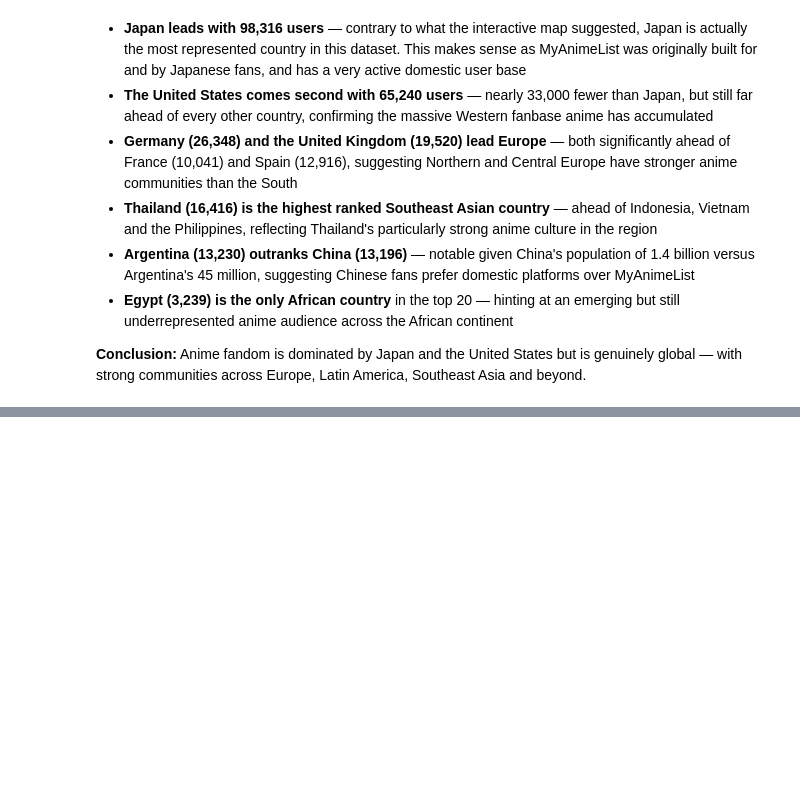
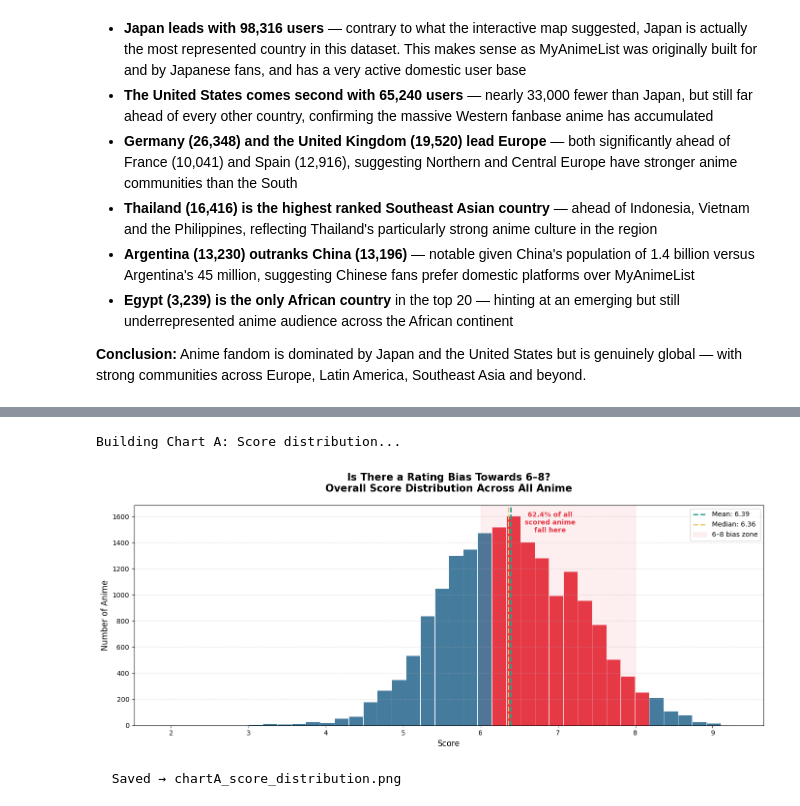
Before and after one commit to alexandrubudau141202/HCI-PROJECT, a Jupyter notebook: Jupyter Notebooks/analysis.ipynb, the cells around one changed output, grey strips where cells are left out. Drawn from its saved outputs; the diff is of its cells as text; code cells hidden in the pictures; blank space fills up the shorter version.

```diff
--- a/Jupyter Notebooks/analysis.ipynb
+++ b/Jupyter Notebooks/analysis.ipynb
@@ -2427,0 +2686,57 @@ Europe, Latin America, Southeast Asia and beyond.
+# %%
+details_df = pd.read_csv(CLEAN_PATH + 'details_clean.csv')
+stats_df   = pd.read_csv(CLEAN_PATH + 'stats_clean.csv')
+profiles   = pd.read_csv(CLEAN_PATH + 'profiles_clean.csv')
+recs_df    = pd.read_csv(CLEAN_PATH + 'recommendations_clean.csv')
+
+#Overall score distribution
+
+print("Building Chart A: Score distribution...")
+
+df_scored = details_df.dropna(subset=['score'])
+
+fig, ax = plt.subplots(figsize=(14, 6))
+
+n, bins, patches = ax.hist(
+    df_scored['score'],
+    bins=40,
+    color='#457B9D',
+    edgecolor='white',
+    linewidth=0.6
+)
+
+# Highlight the 6–8 range in a different colour
+for patch, left in zip(patches, bins[:-1]):
+    if 6.0 <= left <= 8.0:
+        patch.set_facecolor('#E63946')
+
+# Mean and median lines
+mean_score   = df_scored['score'].mean()
+median_score = df_scored['score'].median()
+
+ax.axvline(mean_score,   color='#2A9D8F', linewidth=2,
+           linestyle='--', label=f'Mean: {mean_score:.2f}')
+ax.axvline(median_score, color='#E9C46A', linewidth=2,
+           linestyle='--', label=f'Median: {median_score:.2f}')
+
+# Annotation for bias zone
+ax.axvspan(6, 8, alpha=0.08, color='#E63946', label='6–8 bias zone')
+pct_in_zone = ((df_scored['score'] >= 6) & (df_scored['score'] <= 8)).mean() * 100
+ax.text(6.9, n.max() * 0.92,
+        f'{pct_in_zone:.1f}% of all\nscored anime\nfall here',
+        ha='center', fontsize=10, color='#E63946', fontweight='bold')
+
+ax.set_title('Is There a Rating Bias Towards 6–8?\nOverall Score Distribution Across All Anime',
+             fontsize=15, fontweight='bold', pad=20)
+ax.set_xlabel('Score', fontsize=12)
+ax.set_ylabel('Number of Anime', fontsize=12)
+ax.legend(fontsize=10)
+ax.grid(axis='y', linestyle='--', alpha=0.4)
+plt.tight_layout()
+plt.savefig(OUT_PATH + 'chartA_score_distribution.png', dpi=150, bbox_inches='tight')
+plt.show()
+print("  Saved → chartA_score_distribution.png")
+# %% [output]
+Building Chart A: Score distribution...
+[figure, added]
+  Saved → chartA_score_distribution.png
```
Also changed, not shown: parts of 14 cells of this notebook, 9 other files.
